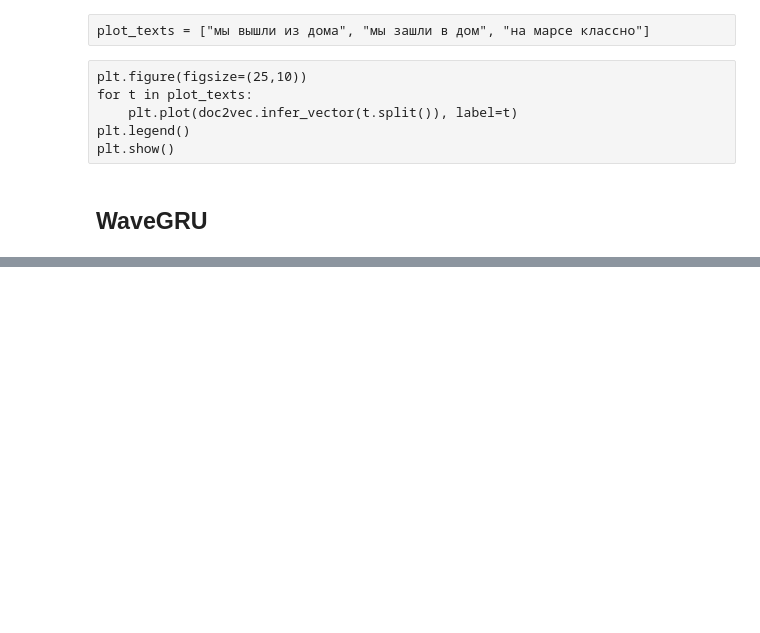
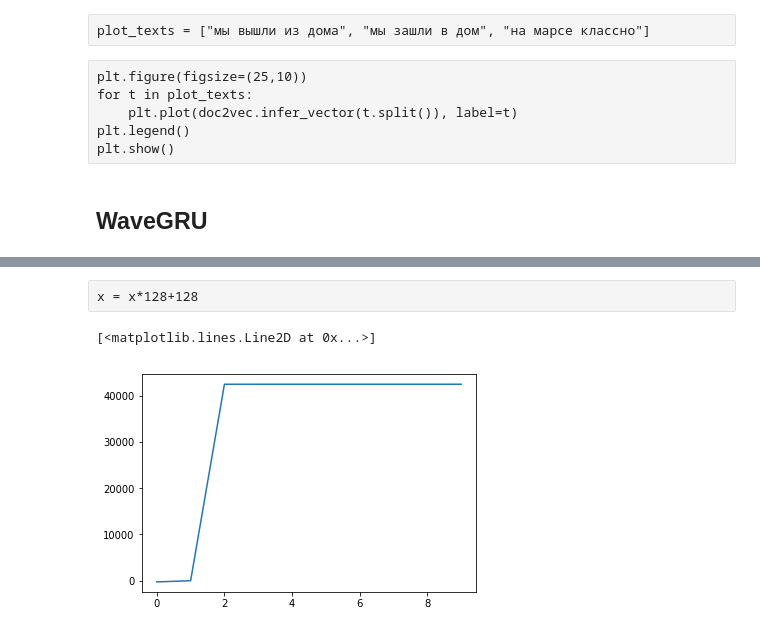
Before and after one commit to EgorDudyrev/Speach_Synthesizer, a Jupyter notebook: notebooks/ed-2019.05.20-Final_model1.ipynb, the cells around one changed output, grey strips where cells are left out. Saved outputs shown, nothing was run; the diff lists cells and outputs as text; code cells hidden in the pictures; blank space fills up the shorter version.

```diff
--- a/notebooks/ed-2019.05.20-Final_model1.ipynb
+++ b/notebooks/ed-2019.05.20-Final_model1.ipynb
@@ -276,0 +142,2 @@ sns.heatmap(gru.O1.eval(session=sess))
+# %%
+generated_x = gru.generate(txt_emb, sess, seconds=1, show_tqdm=True)
@@ -276,0 +146,11 @@ sns.heatmap(gru.O1.eval(session=sess))
+# %%
+x = np.concatenate(generated_x,1)
+# %% [raw]
+x = x*128+128
+# %%
+x = x[0,:,0]*256+x[0,:,1]
+# %%
+plt.plot(x[:10])
+# %% [output]
+[<matplotlib.lines.Line2D at 0x...>]
+[figure, added]
```
Also changed, not shown: parts of 73 cells of this notebook, 1 other file.
